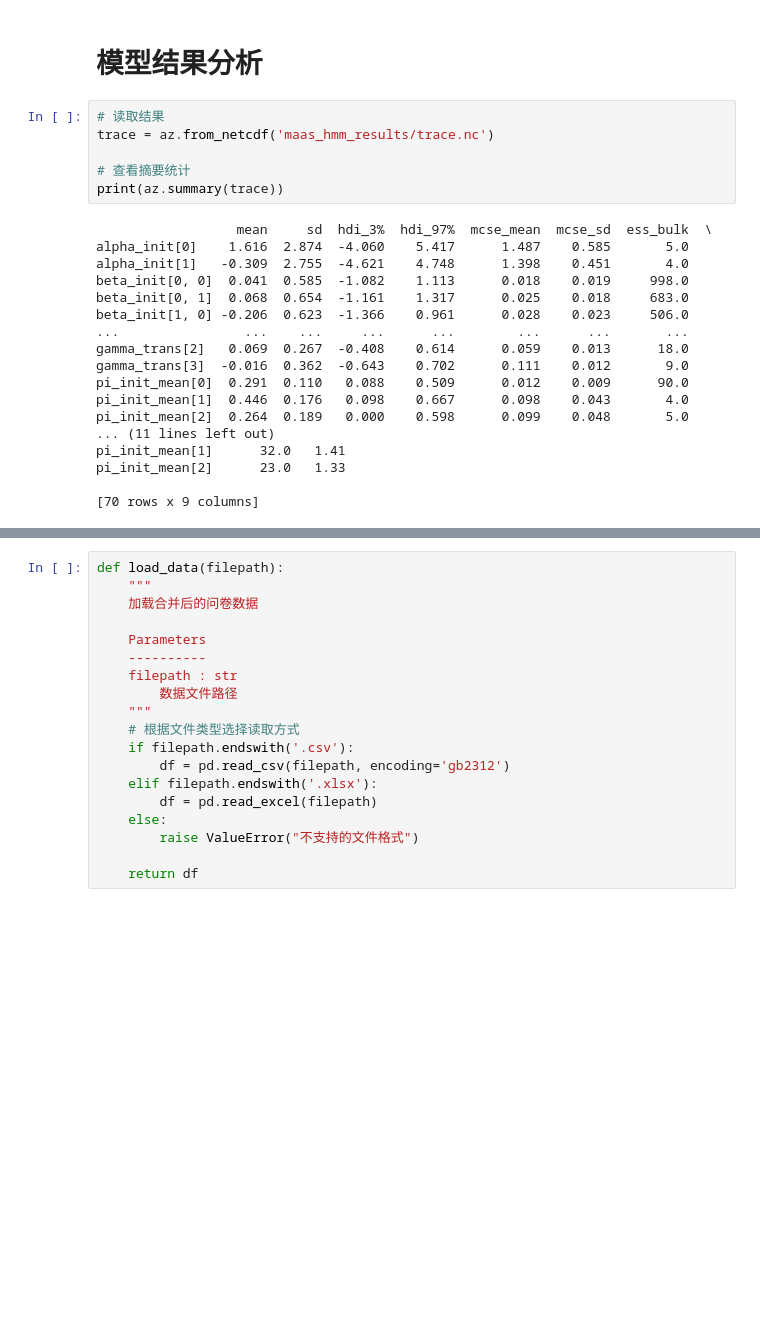
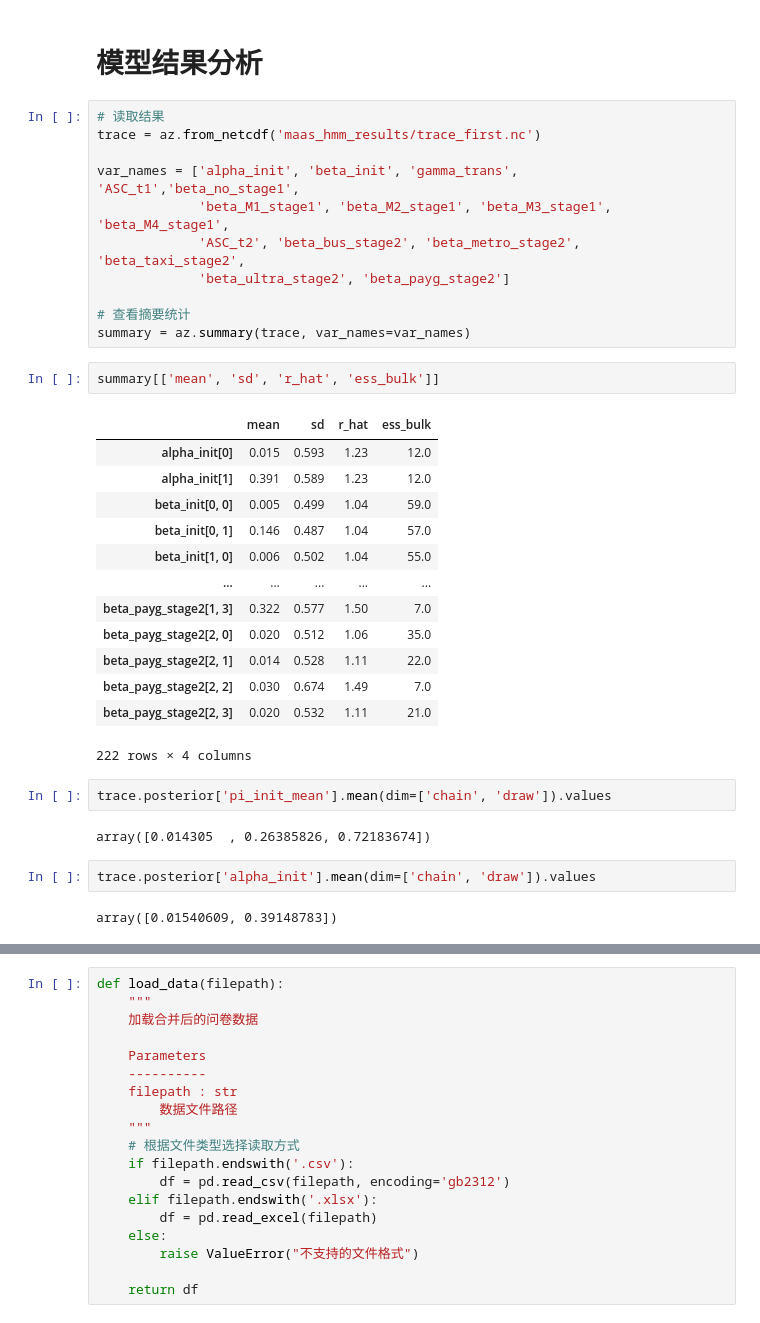
Before and after one commit to Cranehh/MaaS_HMM, a Jupyter notebook: maas_hmm_full.ipynb, the cells around one changed output, grey strips where cells are left out. Cells and saved outputs as stored; diff of their text form; blank space fills up the shorter version.

```diff
--- a/maas_hmm_full.ipynb
+++ b/maas_hmm_full.ipynb
@@ -11,26 +11,37 @@ warnings.filterwarnings('ignore')
 # 模型结果分析
 # %%
 # 读取结果
-trace = az.from_netcdf('maas_hmm_results/trace.nc')
+trace = az.from_netcdf('maas_hmm_results/trace_first.nc')
+
+var_names = ['alpha_init', 'beta_init', 'gamma_trans', 'ASC_t1','beta_no_stage1',
+             'beta_M1_stage1', 'beta_M2_stage1', 'beta_M3_stage1', 'beta_M4_stage1',
+             'ASC_t2', 'beta_bus_stage2', 'beta_metro_stage2', 'beta_taxi_stage2',
+             'beta_ultra_stage2', 'beta_payg_stage2']
 
 # 查看摘要统计
-print(az.summary(trace))
+summary = az.summary(trace, var_names=var_names)
-# %% [output]
-                  mean     sd  hdi_3%  hdi_97%  mcse_mean  mcse_sd  ess_bulk  \
-alpha_init[0]    1.616  2.874  -4.060    5.417      1.487    0.585       5.0
-alpha_init[1]   -0.309  2.755  -4.621    4.748      1.398    0.451       4.0
-beta_init[0, 0]  0.041  0.585  -1.082    1.113      0.018    0.019     998.0
-beta_init[0, 1]  0.068  0.654  -1.161    1.317      0.025    0.018     683.0
-beta_init[1, 0] -0.206  0.623  -1.366    0.961      0.028    0.023     506.0
-...                ...    ...     ...      ...        ...      ...       ...
-gamma_trans[2]   0.069  0.267  -0.408    0.614      0.059    0.013      18.0
-gamma_trans[3]  -0.016  0.362  -0.643    0.702      0.111    0.012       9.0
-pi_init_mean[0]  0.291  0.110   0.088    0.509      0.012    0.009      90.0
-pi_init_mean[1]  0.446  0.176   0.098    0.667      0.098    0.043       4.0
-pi_init_mean[2]  0.264  0.189   0.000    0.598      0.099    0.048       5.0
-... (11 lines left out)
-pi_init_mean[1]      32.0   1.41
-pi_init_mean[2]      23.0   1.33
-
-[70 rows x 9 columns]
+# %%
+summary[['mean', 'sd', 'r_hat', 'ess_bulk']]
+# %% [output]
+|  | mean | sd | r_hat | ess_bulk |
+| alpha_init[0] | 0.015 | 0.593 | 1.23 | 12.0 |
+| alpha_init[1] | 0.391 | 0.589 | 1.23 | 12.0 |
+| beta_init[0, 0] | 0.005 | 0.499 | 1.04 | 59.0 |
+| beta_init[0, 1] | 0.146 | 0.487 | 1.04 | 57.0 |
+| beta_init[1, 0] | 0.006 | 0.502 | 1.04 | 55.0 |
+| ... | ... | ... | ... | ... |
+| beta_payg_stage2[1, 3] | 0.322 | 0.577 | 1.50 | 7.0 |
+| beta_payg_stage2[2, 0] | 0.020 | 0.512 | 1.06 | 35.0 |
+| beta_payg_stage2[2, 1] | 0.014 | 0.528 | 1.11 | 22.0 |
+| beta_payg_stage2[2, 2] | 0.030 | 0.674 | 1.49 | 7.0 |
+| beta_payg_stage2[2, 3] | 0.020 | 0.532 | 1.11 | 21.0 |
+222 rows × 4 columns
+# %%
+trace.posterior['pi_init_mean'].mean(dim=['chain', 'draw']).values
+# %% [output]
+array([0.014305  , 0.26385826, 0.72183674])
+# %%
+trace.posterior['alpha_init'].mean(dim=['chain', 'draw']).values
+# %% [output]
+array([0.01540609, 0.39148783])
 # %%
```
Also changed, not shown: parts of 15 cells of this notebook, 1 other file.
